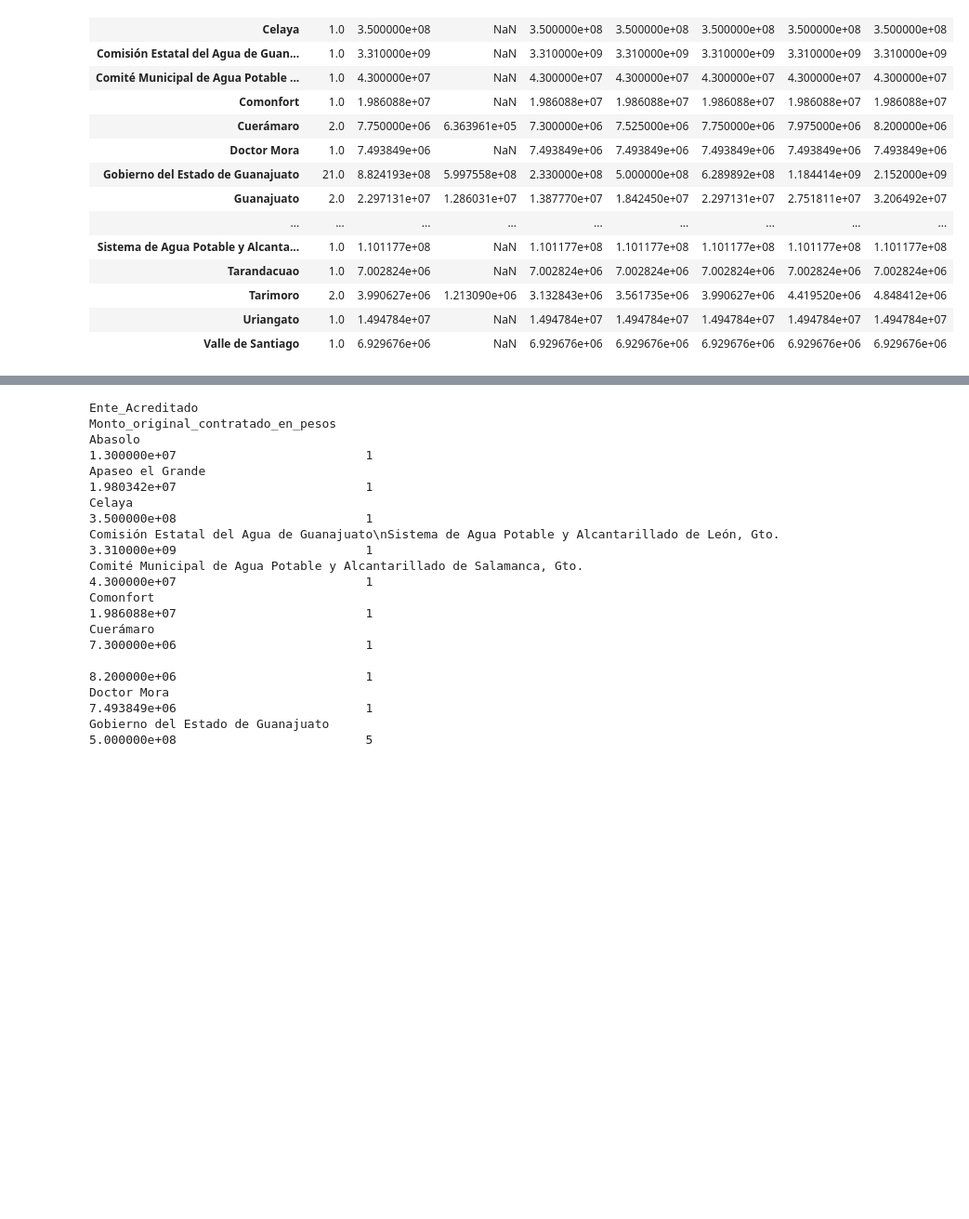
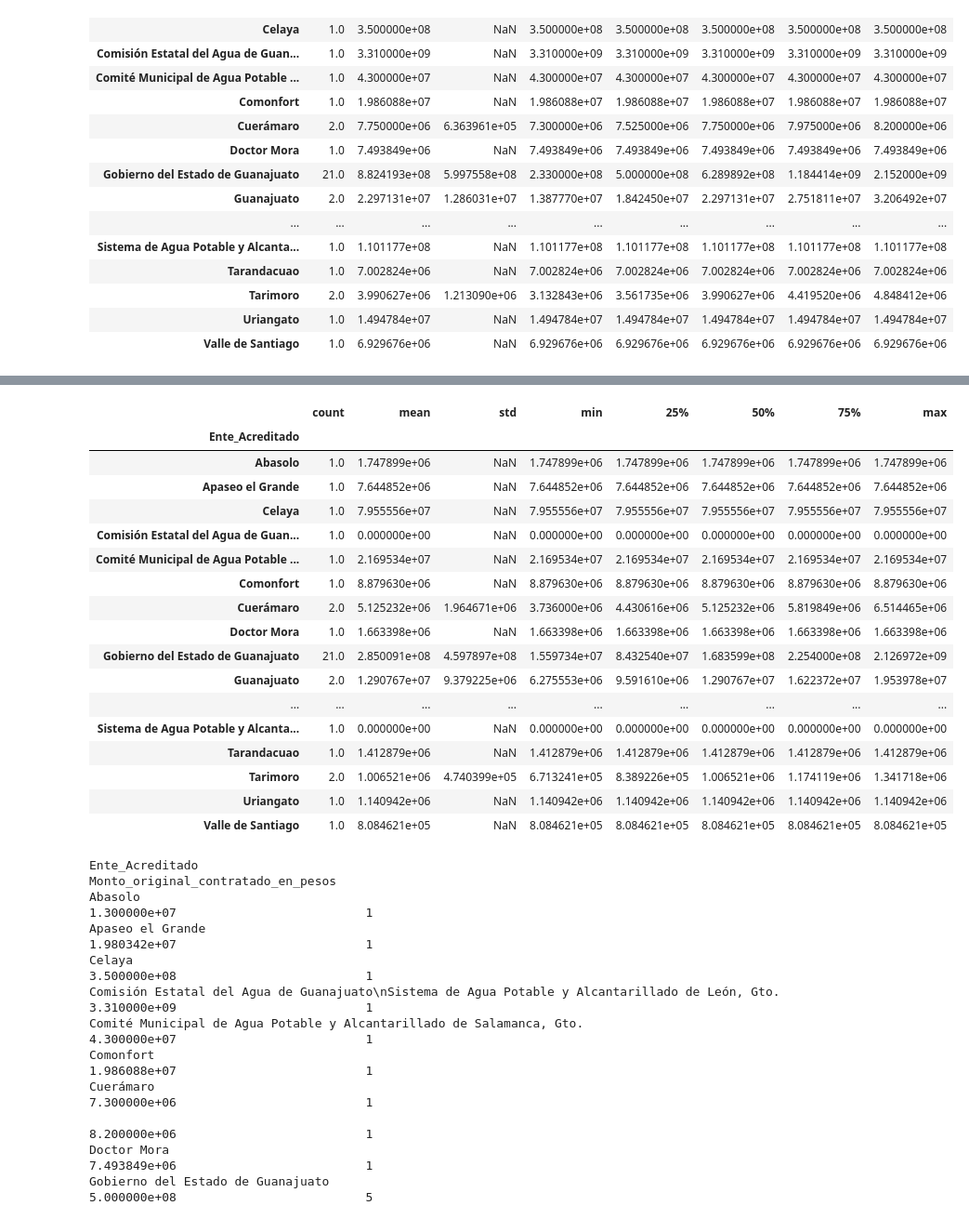
Before and after one commit to Edgar-La/hacking-civico, a Jupyter notebook: proyecto/proyecto-hacking-civico.ipynb, the cells around one changed output, grey strips where cells are left out. Shown at 93% size. Saved outputs shown, nothing was run; the diff lists cells and outputs as text; code cells hidden in the pictures; blank space fills up the shorter version.

```diff
--- a/proyecto/proyecto-hacking-civico.ipynb
+++ b/proyecto/proyecto-hacking-civico.ipynb
@@ -176,3 +215,25 @@ Datos_L
+# %%
+Datos_L3 = Datos.groupby('Ente_Acreditado').Saldo_en_pesos.describe();
+Datos_L3
+# %% [output]
+|  | count | mean | std | min | 25% | 50% | 75% | max |
+| Ente_Acreditado |  |  |  |  |  |  |  |  |
+| Abasolo | 1.0 | 1.747899e+06 | NaN | 1.747899e+06 | 1.747899e+06 | 1.747899e+06 | 1.747899e+06 | 1.747899e+06 |
+| Apaseo el Grande | 1.0 | 7.644852e+06 | NaN | 7.644852e+06 | 7.644852e+06 | 7.644852e+06 | 7.644852e+06 | 7.644852e+06 |
+| Celaya | 1.0 | 7.955556e+07 | NaN | 7.955556e+07 | 7.955556e+07 | 7.955556e+07 | 7.955556e+07 | 7.955556e+07 |
+| Comisión Estatal del Agua de Guan... | 1.0 | 0.000000e+00 | NaN | 0.000000e+00 | 0.000000e+00 | 0.000000e+00 | 0.000000e+00 | 0.000000e+00 |
+| Comité Municipal de Agua Potable ... | 1.0 | 2.169534e+07 | NaN | 2.169534e+07 | 2.169534e+07 | 2.169534e+07 | 2.169534e+07 | 2.169534e+07 |
+| Comonfort | 1.0 | 8.879630e+06 | NaN | 8.879630e+06 | 8.879630e+06 | 8.879630e+06 | 8.879630e+06 | 8.879630e+06 |
+| Cuerámaro | 2.0 | 5.125232e+06 | 1.964671e+06 | 3.736000e+06 | 4.430616e+06 | 5.125232e+06 | 5.819849e+06 | 6.514465e+06 |
+| Doctor Mora | 1.0 | 1.663398e+06 | NaN | 1.663398e+06 | 1.663398e+06 | 1.663398e+06 | 1.663398e+06 | 1.663398e+06 |
+| Gobierno del Estado de Guanajuato | 21.0 | 2.850091e+08 | 4.597897e+08 | 1.559734e+07 | 8.432540e+07 | 1.683599e+08 | 2.254000e+08 | 2.126972e+09 |
+| Guanajuato | 2.0 | 1.290767e+07 | 9.379225e+06 | 6.275553e+06 | 9.591610e+06 | 1.290767e+07 | 1.622372e+07 | 1.953978e+07 |
+| ... | ... | ... | ... | ... | ... | ... | ... | ... |
+| Sistema de Agua Potable y Alcanta... | 1.0 | 0.000000e+00 | NaN | 0.000000e+00 | 0.000000e+00 | 0.000000e+00 | 0.000000e+00 | 0.000000e+00 |
+| Tarandacuao | 1.0 | 1.412879e+06 | NaN | 1.412879e+06 | 1.412879e+06 | 1.412879e+06 | 1.412879e+06 | 1.412879e+06 |
+| Tarimoro | 2.0 | 1.006521e+06 | 4.740399e+05 | 6.713241e+05 | 8.389226e+05 | 1.006521e+06 | 1.174119e+06 | 1.341718e+06 |
+| Uriangato | 1.0 | 1.140942e+06 | NaN | 1.140942e+06 | 1.140942e+06 | 1.140942e+06 | 1.140942e+06 | 1.140942e+06 |
+| Valle de Santiago | 1.0 | 8.084621e+05 | NaN | 8.084621e+05 | 8.084621e+05 | 8.084621e+05 | 8.084621e+05 | 8.084621e+05 |
 # %%
 Datos_M = Datos.groupby('Ente_Acreditado').Monto_original_contratado_en_pesos.value_counts()
 #Datos_M = pd.DataFrame(data = Datos_M);
```
Also changed, not shown: parts of 14 cells of this notebook.
